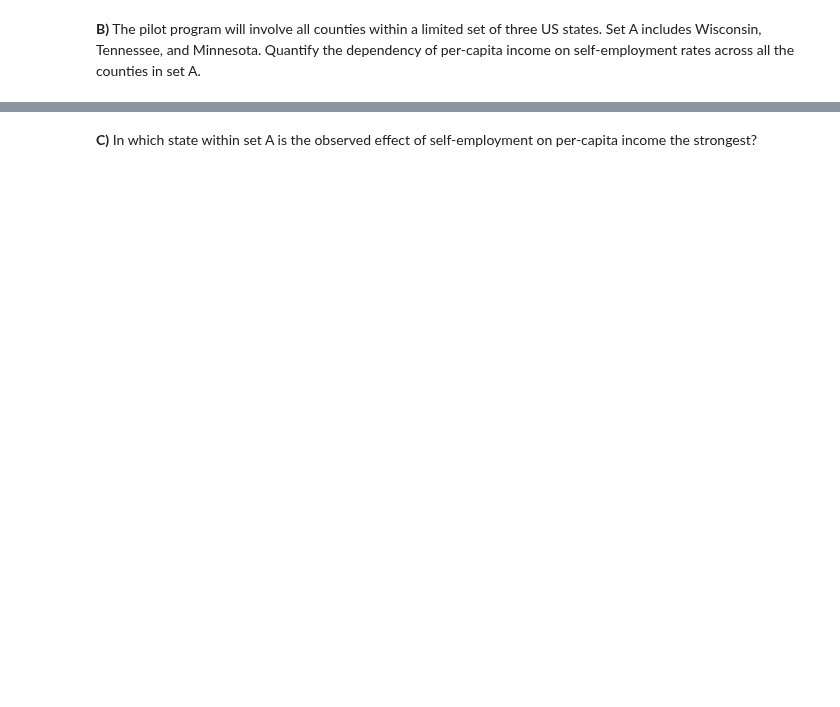
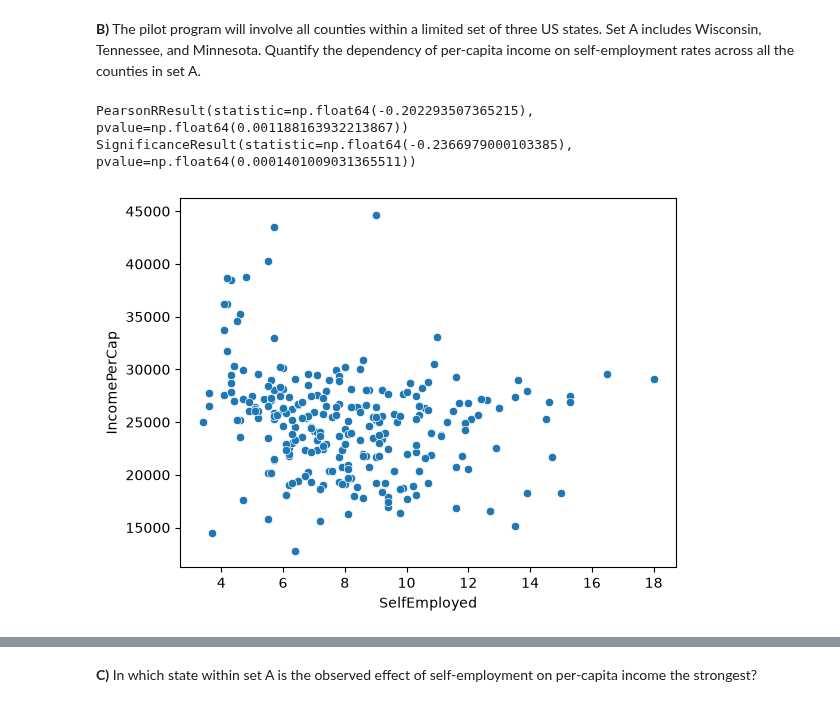
Before and after one commit to TimReuteler/ADA-2026, a Jupyter notebook: Exercises/03 - Describing data/Describing_data_exercise.ipynb, the cells around one changed output, grey strips where cells are left out. Saved outputs shown, nothing was run; the diff lists cells and outputs as text; code cells hidden in the pictures; blank space fills up the shorter version.

```diff
--- a/Exercises/03 - Describing data/Describing_data_exercise.ipynb
+++ b/Exercises/03 - Describing data/Describing_data_exercise.ipynb
@@ -177,0 +255,16 @@ Since it is unethical and impossible in this setting to run a controlled experim
+# %%
+#filtering df to get set A
+set_A = df.loc[df['State'].isin(['Wisconsin', 'Tennessee', 'Minnesota'])]
+
+#now we can apply thre same analysis as before but for set A instead of df
+
+#plotting
+sns.scatterplot(x=set_A["SelfEmployed"], y=set_A["IncomePerCap"])
+
+#using both Pearson and Spearman to determine correlation
+print(stats.pearsonr(set_A['SelfEmployed'], set_A['IncomePerCap']))
+print(stats.spearmanr(set_A['SelfEmployed'], set_A['IncomePerCap']))
+# %% [output]
+PearsonRResult(statistic=np.float64(-0.202293507365215), pvalue=np.float64(0.001188163932213867))
+SignificanceResult(statistic=np.float64(-0.2366979000103385), pvalue=np.float64(0.0001401009031365511))
+[figure, added]
```
Also changed, not shown: parts of 43 cells of this notebook, 4 other files.
